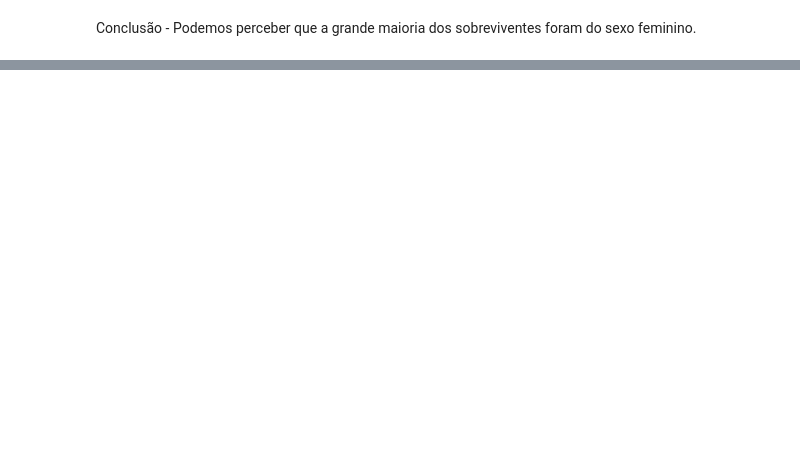
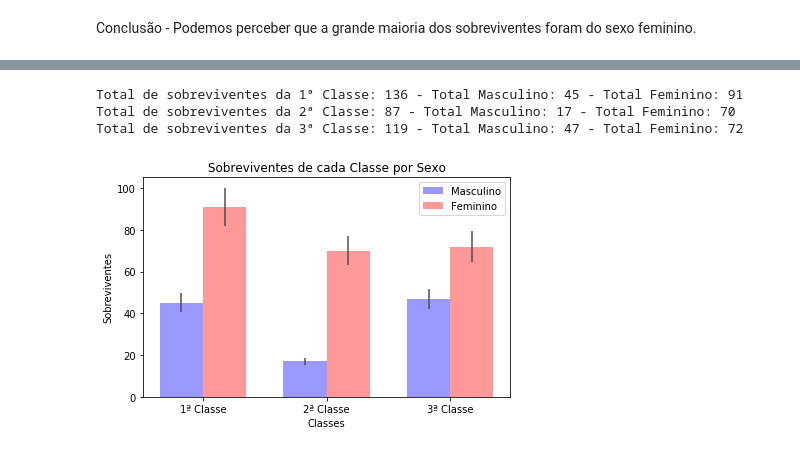
Before and after one commit to jcpsantos/projeto_titanic_dataScience, a Jupyter notebook: project_titanic_juan.ipynb, the cells around one changed output, grey strips where cells are left out. Saved outputs shown, nothing was run; the diff lists cells and outputs as text; code cells hidden in the pictures; blank space fills up the shorter version.

```diff
--- a/project_titanic_juan.ipynb
+++ b/project_titanic_juan.ipynb
@@ -170,0 +179,63 @@ Conclusão - Podemos perceber que a grande maioria dos sobreviventes foram do se
+# %%
+#Buscando a quantidade de sobreviventes - totais por classe - fazendo a relação também com o sexo
+
+#Achando a quantidade de sobreviventes por classe
+first = survive.query('pclass == 1')
+second = survive.query('pclass == 2')
+third = survive.query('pclass == 3')
+
+#Descobrindo a quantidade de sobreviventes por sexo e classe
+male_first = first.query("sex == 'male'")
+female_first = first.query("sex == 'female'")
+male_second = second.query("sex == 'male'")
+female_second = second.query("sex == 'female'")
+male_third = third.query("sex == 'male'")
+female_third = third.query("sex == 'female'")
+
+
+print("Total de sobreviventes da 1ª Classe: {0} - Total Masculino: {1} - Total Feminino: {2}".format(first.shape[0], male_first.shape[0], female_first.shape[0]))
+print("Total de sobreviventes da 2ª Classe: {0} - Total Masculino: {1} - Total Feminino: {2}".format(second.shape[0], male_second.shape[0], female_second.shape[0]))
+print("Total de sobreviventes da 3ª Classe: {0} - Total Masculino: {1} - Total Feminino: {2}".format(third.shape[0], male_third.shape[0], female_third.shape[0]))
+# %% [output]
+Total de sobreviventes da 1ª Classe: 136 - Total Masculino: 45 - Total Feminino: 91
+Total de sobreviventes da 2ª Classe: 87 - Total Masculino: 17 - Total Feminino: 70
+Total de sobreviventes da 3ª Classe: 119 - Total Masculino: 47 - Total Feminino: 72
+# %%
+from matplotlib.ticker import MaxNLocator
+from collections import namedtuple
+
+fig, ax = plt.subplots()
+
+n_groups = 3
+
+index = np.arange(n_groups)
+bar_width = 0.35
+
+opacity = 0.4
+error_config = {'ecolor': '0.3'}
+
+total_male=[male_first.shape[0], male_second.shape[0], male_third.shape[0]]
+total_female=[female_first.shape[0], female_second.shape[0], female_third.shape[0]]
+
+std_male = [(male_first.shape[0]/10), (male_second.shape[0]/10), (male_third.shape[0]/10)]
+std_female = [(female_first.shape[0]/10), (female_second.shape[0]/10), (female_third.shape[0]/10)]
+
+rects1 = ax.bar(index, total_male, bar_width,
+                alpha=opacity, color='b', error_kw=error_config,
+                yerr=std_male, label='Masculino')
+
+rects2 = ax.bar(index + bar_width, total_female, bar_width,
+                alpha=opacity, color='r', error_kw=error_config,
+                yerr=std_female, label='Feminino')
+
+ax.set_xlabel('Classes')
+ax.set_ylabel('Sobreviventes')
+ax.set_title('Sobreviventes de cada Classe por Sexo')
+ax.set_xticks(index + bar_width / 2)
+ax.set_xticklabels(('1ª Classe', '2ª Classe', '3ª Classe'))
+ax.legend()
+
+fig.tight_layout()
+plt.show()
+# %% [output]
+[figure, added]
```
Also changed, not shown: parts of 4 cells of this notebook.
